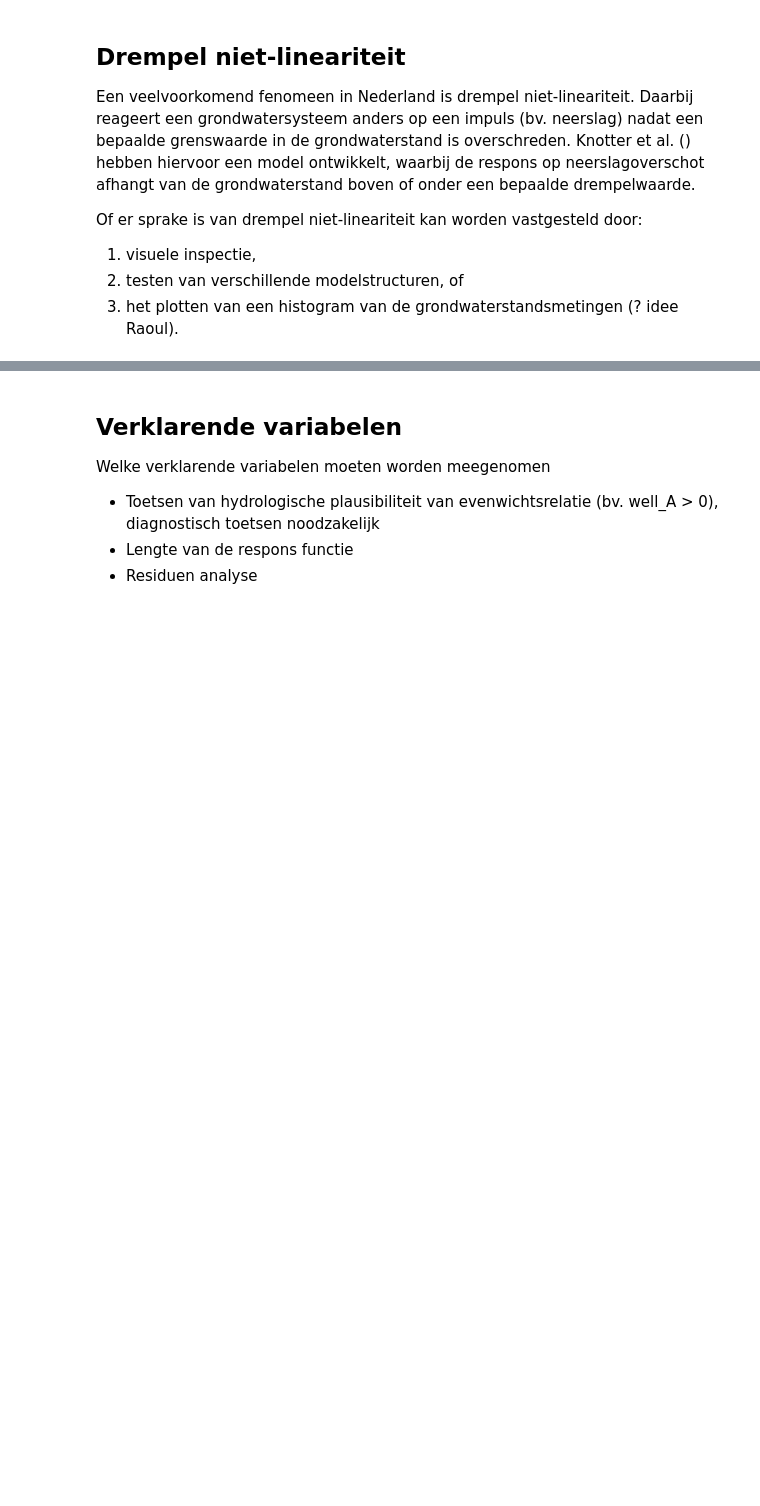
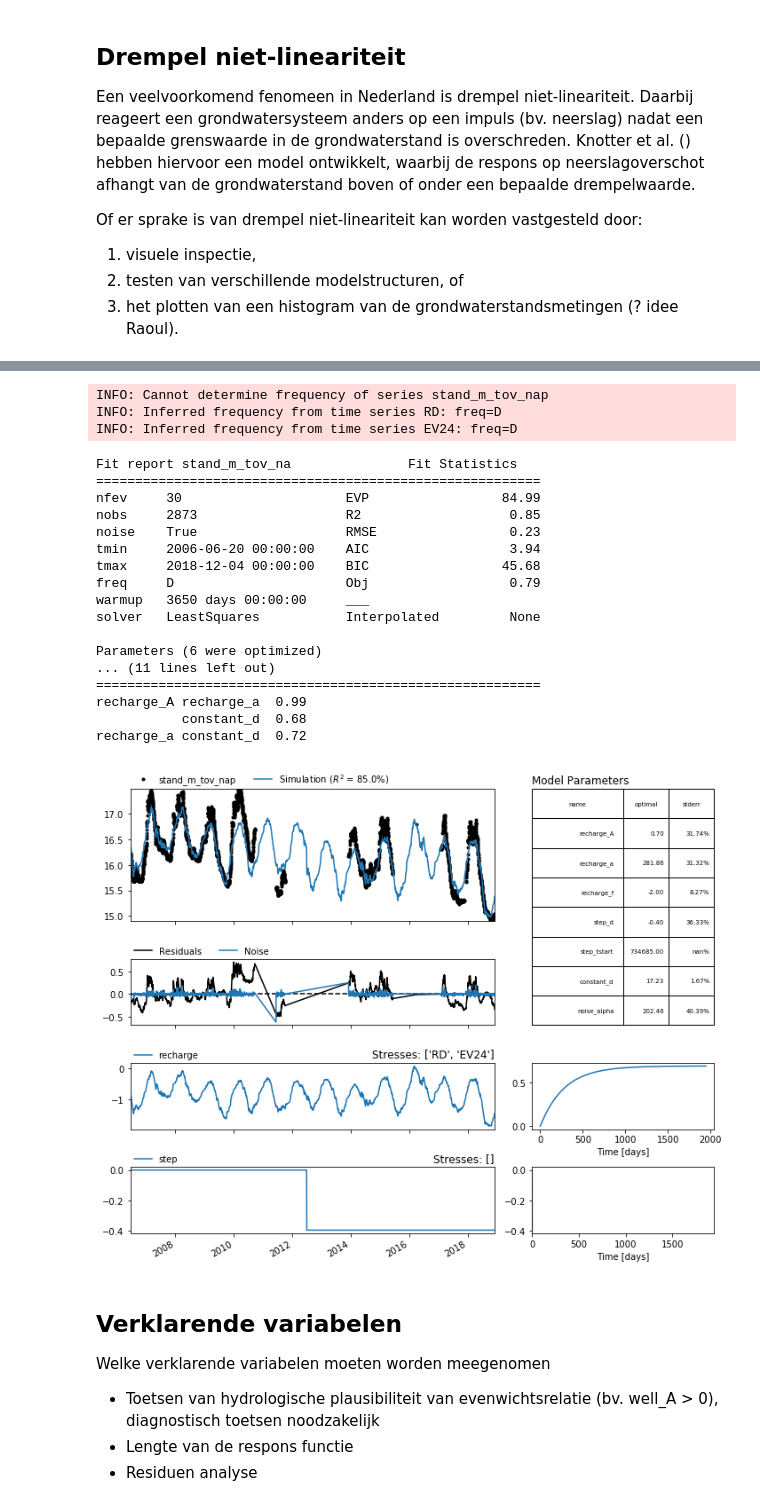
Before and after one commit to ArtesiaWater/stowa_handleiding_tijdreeksanalyse, a Jupyter notebook: model_structuur/model_structuur.ipynb, the cells around one changed output, grey strips where cells are left out. Cells and saved outputs as stored; diff of their text form; code cells hidden in the pictures; blank space fills up the shorter version.

```diff
--- a/model_structuur/model_structuur.ipynb
+++ b/model_structuur/model_structuur.ipynb
@@ -79,3 +160,42 @@ Systemen kunnen niet allen veranderen als gevolg van de grondwaterstand (bv. dre
+# %%
+# Voorbeeld van model met stap respons
+p = pd.read_csv("data/RD Helmond.csv", index_col=0, parse_dates=True, squeeze=True) * 1e3
+e = pd.read_csv("data/EV24 Eindhoven.csv", index_col=0, parse_dates=True, squeeze=True) * 1e3
+h = pd.read_csv("data/B51G2150-001.csv", index_col=0, parse_dates=True, squeeze=True)
+
+# Maak een model
+ml = ps.Model(h)
+
+# Voeg stress modellen toe
+sm = ps.RechargeModel(p, e, name="recharge", rfunc=ps.Exponential, recharge=ps.rch.Linear())
+step = ps.StepModel(tstart=pd.Timestamp("2012-07-01"), name="step", up=False)
+ml.add_stressmodel([sm, step])
+
+# Kalibreer het model en toon de resultaten
+ml.solve()
+ml.plots.results();
+# %% [output]
+INFO: Cannot determine frequency of series stand_m_tov_nap
+INFO: Inferred frequency from time series RD: freq=D
+INFO: Inferred frequency from time series EV24: freq=D
+Fit report stand_m_tov_na               Fit Statistics
+=========================================================
+nfev     30                     EVP                 84.99
+nobs     2873                   R2                   0.85
+noise    True                   RMSE                 0.23
+tmin     2006-06-20 00:00:00    AIC                  3.94
+tmax     2018-12-04 00:00:00    BIC                 45.68
+freq     D                      Obj                  0.79
+warmup   3650 days 00:00:00     ___
+solver   LeastSquares           Interpolated         None
+
+Parameters (6 were optimized)
+... (11 lines left out)
+=========================================================
+recharge_A recharge_a  0.99
+           constant_d  0.68
+recharge_a constant_d  0.72
+[figure, added]
 # %%
 # Voorbeeld van model met lineaire trend
 # %% [markdown]
```
Also changed, not shown: parts of 14 cells of this notebook, 4 other files.
